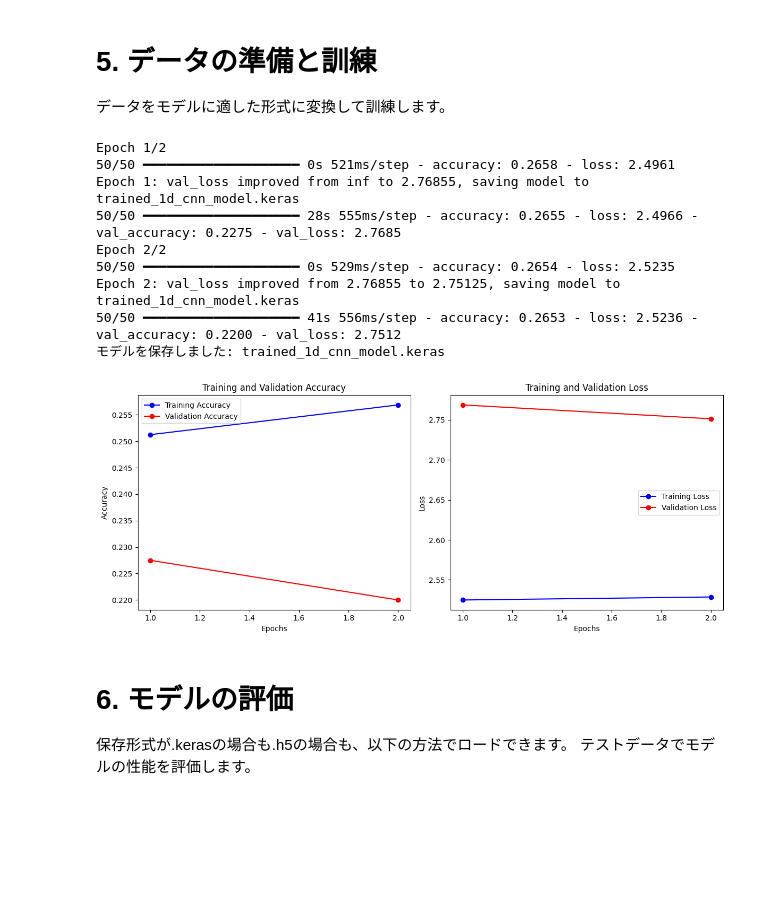
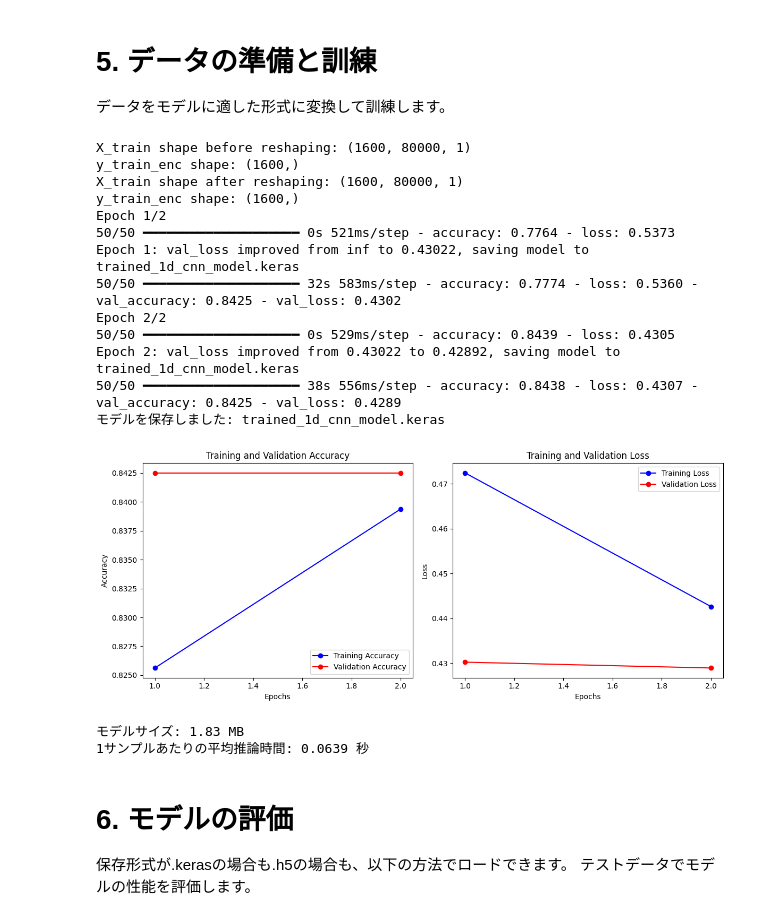
Before and after one commit to iwatadive28/ESC-50-1DCNN, a Jupyter notebook: ESC_50_1DCNN.ipynb, the cells around one changed output. Cells and saved outputs as stored; diff of their text form; code cells hidden in the pictures; blank space fills up the shorter version.

```diff
--- a/ESC_50_1DCNN.ipynb
+++ b/ESC_50_1DCNN.ipynb
@@ -189,6 +233,22 @@ Image("model_structure.png")
 # 5. データの準備と訓練
 データをモデルに適した形式に変換して訓練します。
 # %%
+# データの形状を確認
+print(f"X_train shape before reshaping: {np.array(X_train).shape}")
+print(f"y_train_enc shape: {np.array(y_train_enc).shape}")
+
+# 入力データの形状を修正
+X_train = np.array(X_train).reshape(-1, SAMPLE_RATE * DURATION, 1)
+X_test = np.array(X_test).reshape(-1, SAMPLE_RATE * DURATION, 1)
+
+# ラベルをNumPy配列に変換
+y_train_enc = np.array(y_train_enc)
+y_test_enc = np.array(y_test_enc)
+
+# 修正後の形状を確認
+print(f"X_train shape after reshaping: {X_train.shape}")
+print(f"y_train_enc shape: {y_train_enc.shape}")
+
 # モデルの保存先パス
 MODEL_SAVE_PATH = "trained_1d_cnn_model.keras"
 
@@ -223,40 +283,90 @@ def plot_training_history(history):
     epochs = range(1, len(history.history['accuracy']) + 1)
 
     # Accuracyのプロット
     plt.figure(figsize=(12, 5))
     plt.subplot(1, 2, 1)
     plt.plot(epochs, history.history['accuracy'], 'bo-', label='Training Accuracy')
     plt.plot(epochs, history.history['val_accuracy'], 'ro-', label='Validation Accuracy')
     plt.title('Training and Validation Accuracy')
     plt.xlabel('Epochs')
     plt.ylabel('Accuracy')
     plt.legend()
 
     # Lossのプロット
     plt.subplot(1, 2, 2)
     plt.plot(epochs, history.history['loss'], 'bo-', label='Training Loss')
     plt.plot(epochs, history.history['val_loss'], 'ro-', label='Validation Loss')
     plt.title('Training and Validation Loss')
     plt.xlabel('Epochs')
     plt.ylabel('Loss')
     plt.legend()
 
     plt.tight_layout()
     plt.show()
 
 # グラフを表示
 plot_training_history(history)
 # %% [output]
+X_train shape before reshaping: (1600, 80000, 1)
+y_train_enc shape: (1600,)
+X_train shape after reshaping: (1600, 80000, 1)
+y_train_enc shape: (1600,)
 Epoch 1/2
-50/50 ━━━━━━━━━━━━━━━━━━━━ 0s 521ms/step - accuracy: 0.2658 - loss: 2.4961
-Epoch 1: val_loss improved from inf to 2.76855, saving model to trained_1d_cnn_model.keras
-50/50 ━━━━━━━━━━━━━━━━━━━━ 28s 555ms/step - accuracy: 0.2655 - loss: 2.4966 - val_accuracy: 0.2275 - val_loss: 2.7685
+50/50 ━━━━━━━━━━━━━━━━━━━━ 0s 521ms/step - accuracy: 0.7764 - loss: 0.5373
+Epoch 1: val_loss improved from inf to 0.43022, saving model to trained_1d_cnn_model.keras
+50/50 ━━━━━━━━━━━━━━━━━━━━ 32s 583ms/step - accuracy: 0.7774 - loss: 0.5360 - val_accuracy: 0.8425 - val_loss: 0.4302
 Epoch 2/2
-50/50 ━━━━━━━━━━━━━━━━━━━━ 0s 529ms/step - accuracy: 0.2654 - loss: 2.5235
-Epoch 2: val_loss improved from 2.76855 to 2.75125, saving model to trained_1d_cnn_model.keras
-50/50 ━━━━━━━━━━━━━━━━━━━━ 41s 556ms/step - accuracy: 0.2653 - loss: 2.5236 - val_accuracy: 0.2200 - val_loss: 2.7512
+50/50 ━━━━━━━━━━━━━━━━━━━━ 0s 529ms/step - accuracy: 0.8439 - loss: 0.4305
+Epoch 2: val_loss improved from 0.43022 to 0.42892, saving model to trained_1d_cnn_model.keras
+50/50 ━━━━━━━━━━━━━━━━━━━━ 38s 556ms/step - accuracy: 0.8438 - loss: 0.4307 - val_accuracy: 0.8425 - val_loss: 0.4289
 モデルを保存しました: trained_1d_cnn_model.keras
-[figure, old version]
+[figure, new version]
+# %%
+import time
+import os
+import tensorflow as tf
+
+# モデルの保存先パス
+MODEL_SAVE_PATH = "trained_1d_cnn_model.keras"
+
+# モデルサイズの計測
+def calculate_model_size(model, save_path=MODEL_SAVE_PATH):
+    # model.save(save_path)  # 一時的にモデルを保存
+    model_size = os.path.getsize(save_path) / (1024 * 1024)  # サイズをMB単位で計測
+    # os.remove(save_path)  # 保存したモデルを削除
+    return model_size
+
+# 推論時間の計測
+def measure_inference_time(model, sample_input, num_trials=100):
+    """
+    モデル推論の時間を計測
+    - model: 計測するモデル
+    - sample_input: モデルへの入力データ
+    - num_trials: 推論を繰り返す回数
+    """
+    # TensorFlowのキャッシュをクリア
+    tf.keras.backend.clear_session()
+
+    # 推論の時間を計測
+    start_time = time.time()
+    for _ in range(num_trials):
+        _ = model.predict(sample_input, verbose=0)
+    total_time = time.time() - start_time
+    avg_time = total_time / num_trials
+    return avg_time
+
+# モデルサイズの評価
+model_size = calculate_model_size(model)
+print(f"モデルサイズ: {model_size:.2f} MB")
+
+# 推論時間の評価
+# サンプル入力データの作成（1秒の音声データを想定）
+sample_input = tf.random.normal((1, SAMPLE_RATE * DURATION, 1))  # バッチサイズ1の入力
+inference_time = measure_inference_time(model, sample_input)
+print(f"1サンプルあたりの平均推論時間: {inference_time:.4f} 秒")
+# %% [output]
+モデルサイズ: 1.83 MB
+1サンプルあたりの平均推論時間: 0.0639 秒
 # %% [markdown]
 # 6. モデルの評価
 保存形式が.kerasの場合も.h5の場合も、以下の方法でロードできます。
```
Also changed, not shown: parts of 12 cells of this notebook.
